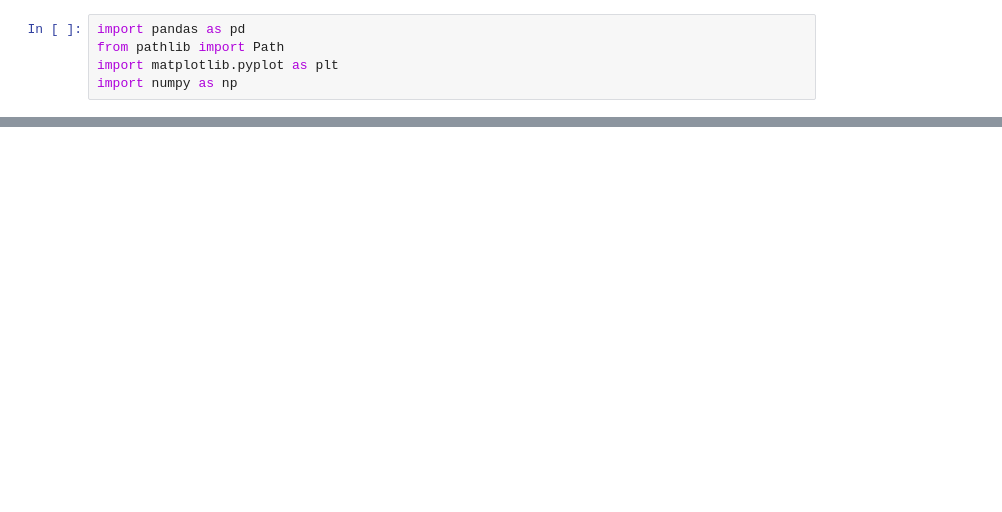
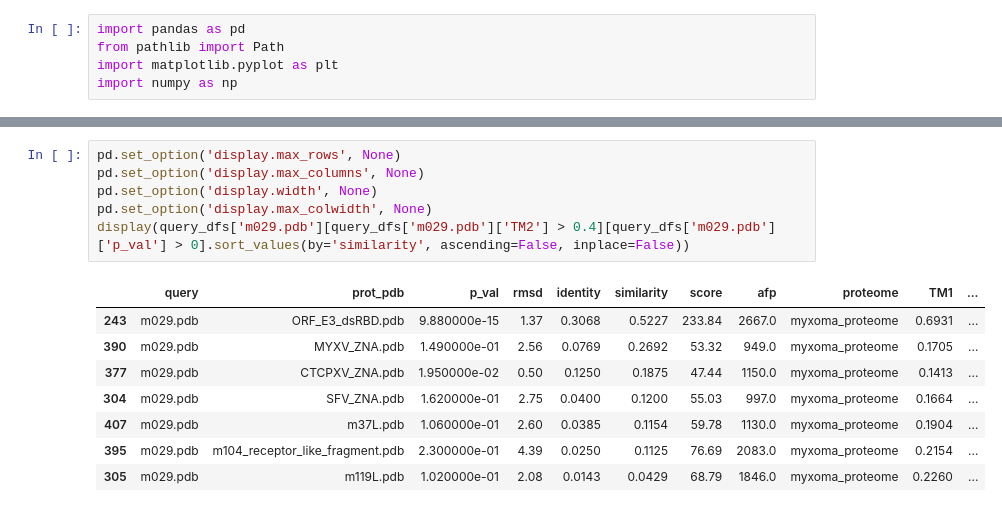
Before and after one commit to mlsample/distributed_alphafold2, a Jupyter notebook: distributed_alphafold2/analyze_fatcat_tm_align.ipynb, the cells around one changed output, grey strips where cells are left out. Saved outputs shown, nothing was run; the diff lists cells and outputs as text; blank space fills up the shorter version.

```diff
--- a/distributed_alphafold2/analyze_fatcat_tm_align.ipynb
+++ b/distributed_alphafold2/analyze_fatcat_tm_align.ipynb
@@ -17,3 +29,18 @@ df[df['TM2'] > 0.5]
+# %%
+pd.set_option('display.max_rows', None)
+pd.set_option('display.max_columns', None)
+pd.set_option('display.width', None)
+pd.set_option('display.max_colwidth', None)
+display(query_dfs['m029.pdb'][query_dfs['m029.pdb']['TM2'] > 0.4][query_dfs['m029.pdb']['p_val'] > 0].sort_values(by='similarity', ascending=False, inplace=False))
+# %% [output]
+|  | query | prot_pdb | p_val | rmsd | identity | similarity | score | afp | proteome | TM1 | ... |
+| 243 | m029.pdb | ORF_E3_dsRBD.pdb | 9.880000e-15 | 1.37 | 0.3068 | 0.5227 | 233.84 | 2667.0 | myxoma_proteome | 0.6931 | ... |
+| 390 | m029.pdb | MYXV_ZNA.pdb | 1.490000e-01 | 2.56 | 0.0769 | 0.2692 | 53.32 | 949.0 | myxoma_proteome | 0.1705 | ... |
+| 377 | m029.pdb | CTCPXV_ZNA.pdb | 1.950000e-02 | 0.50 | 0.1250 | 0.1875 | 47.44 | 1150.0 | myxoma_proteome | 0.1413 | ... |
+| 304 | m029.pdb | SFV_ZNA.pdb | 1.620000e-01 | 2.75 | 0.0400 | 0.1200 | 55.03 | 997.0 | myxoma_proteome | 0.1664 | ... |
+| 407 | m029.pdb | m37L.pdb | 1.060000e-01 | 2.60 | 0.0385 | 0.1154 | 59.78 | 1130.0 | myxoma_proteome | 0.1904 | ... |
+| 395 | m029.pdb | m104_receptor_like_fragment.pdb | 2.300000e-01 | 4.39 | 0.0250 | 0.1125 | 76.69 | 2083.0 | myxoma_proteome | 0.2154 | ... |
+| 305 | m029.pdb | m119L.pdb | 1.020000e-01 | 2.08 | 0.0143 | 0.0429 | 68.79 | 1846.0 | myxoma_proteome | 0.2260 | ... |
 # %%
 query_names = df['query'].unique()
 query_dfs = {elem : pd.DataFrame() for elem in query_names}
```
Also changed, not shown: parts of 5 cells of this notebook, 4 other files.
